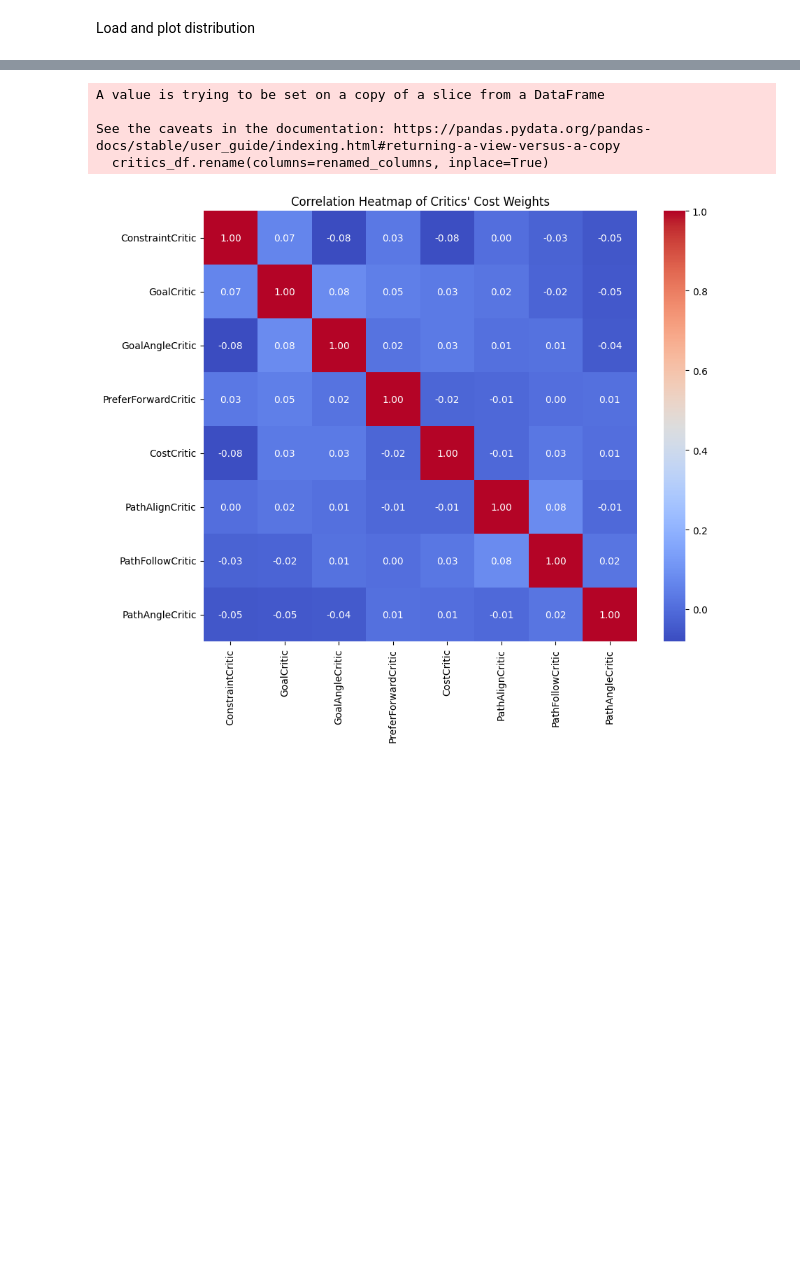
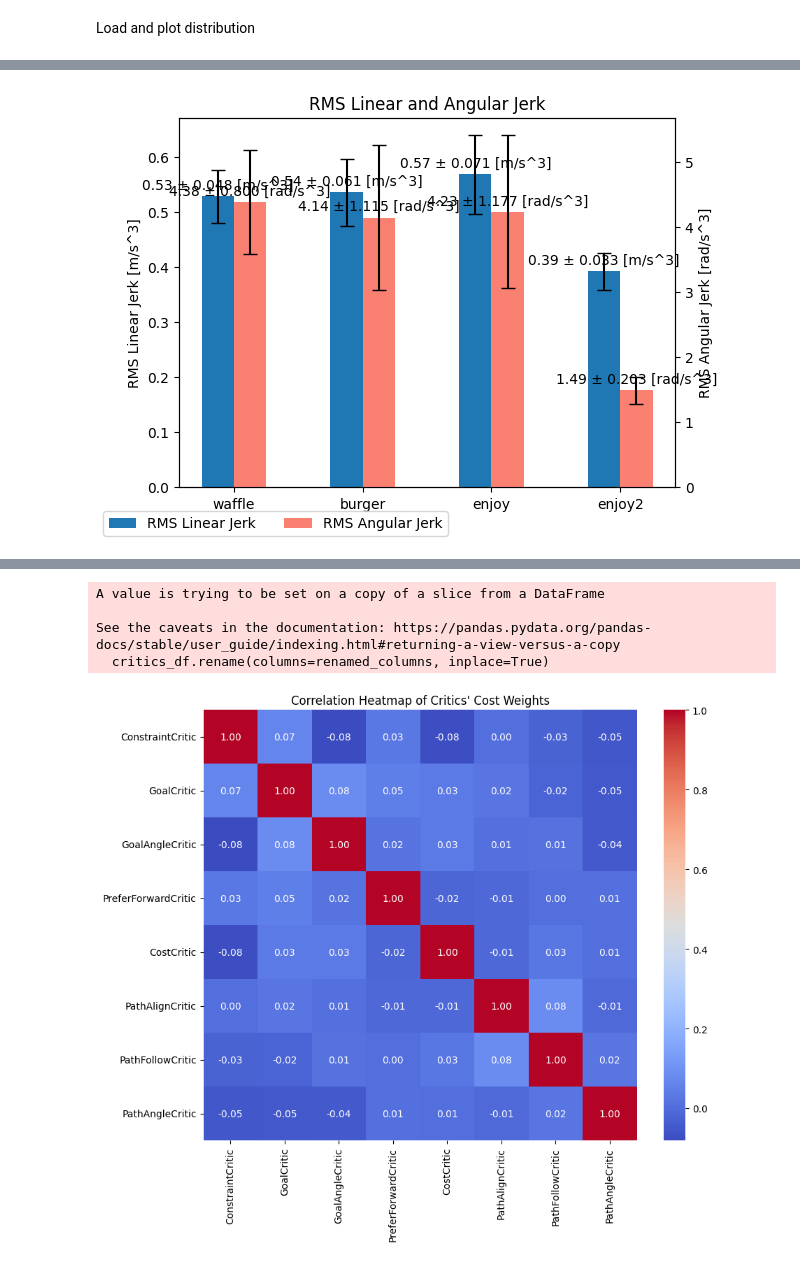
Before and after one commit to turtlewizard73/thesis-mppi-model-ident, a Jupyter notebook: workspace/src/controller_optimization/plots.ipynb, the cells around one changed output, grey strips where cells are left out. Drawn from its saved outputs; the diff is of its cells as text; code cells hidden in the pictures; blank space fills up the shorter version.

```diff
--- a/workspace/src/controller_optimization/plots.ipynb
+++ b/workspace/src/controller_optimization/plots.ipynb
@@ -268,0 +68,6 @@ scatter_time_frechet(trial_datas2)
+# %%
+# plot rms_linear_jerk and rms_angular_jerk
+plot_rms(trial_datas_std)
+plt.show()
+# %% [output]
+[figure, added]
```
Also changed, not shown: parts of 22 cells of this notebook, 4 other files.
